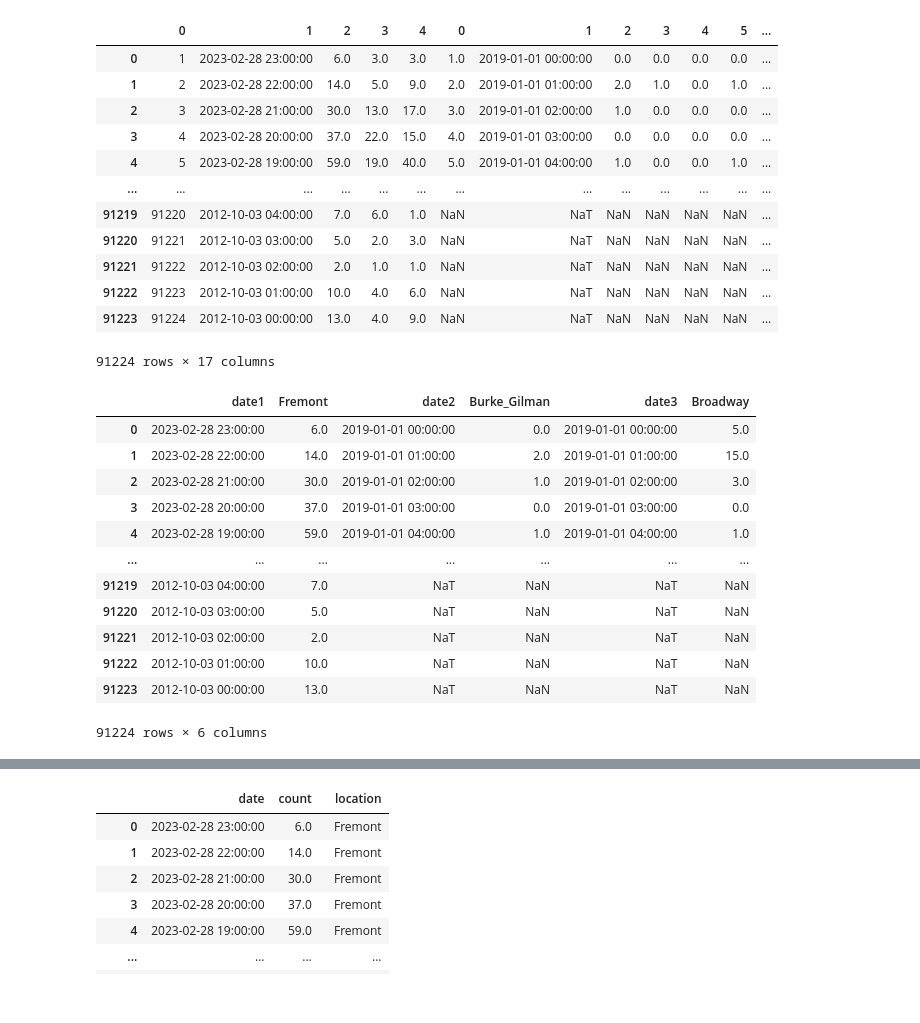
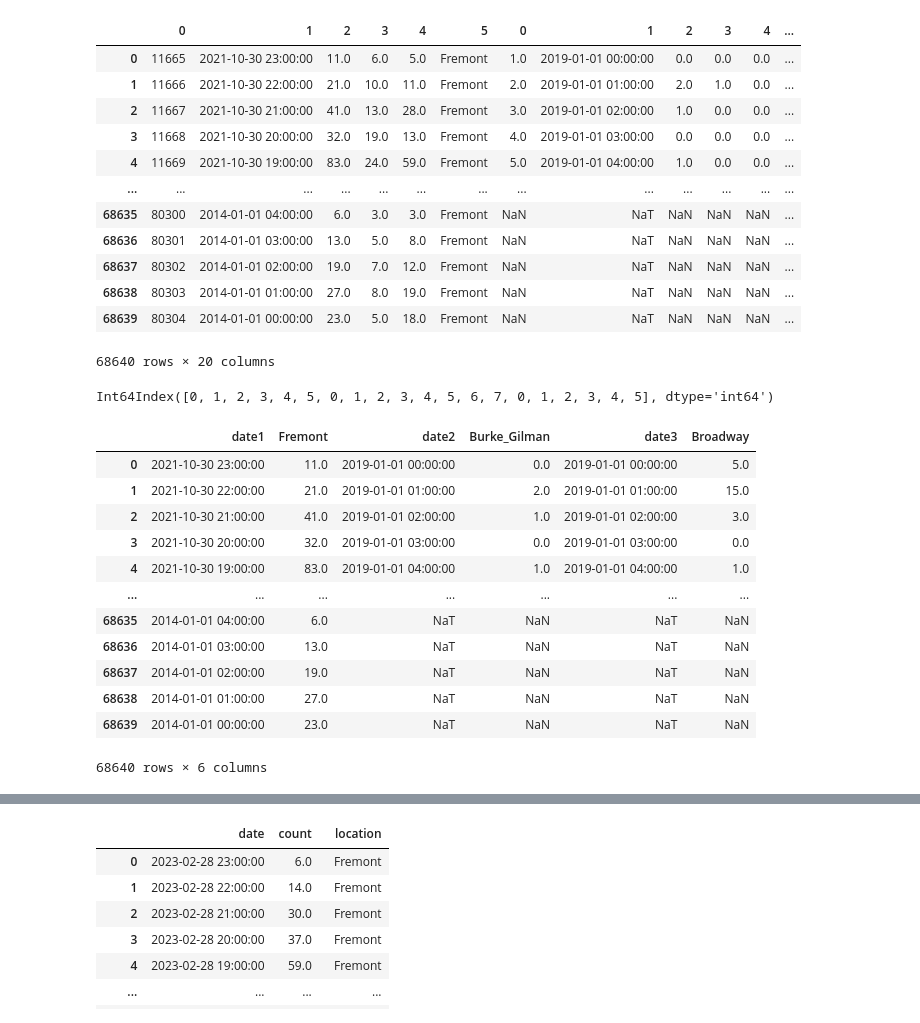
Before and after one commit to jaredap1995/UCB-Bootcamp-project03-group10, a Jupyter notebook: test.ipynb, the cells around one changed output, grey strips where cells are left out. Saved outputs shown, nothing was run; the diff lists cells and outputs as text; code cells hidden in the pictures.

```diff
--- a/test.ipynb
+++ b/test.ipynb
@@ -2,20 +2,23 @@
 import psycopg2
 import pandas as pd
 # %%
-conn=psycopg2.connect()
+conn=psycopg2.connect(dbname='hgykzxtn',
+                      user='hgykzxtn',
+                      host='chunee.db.elephantsql.com',
+                      password='0-A1hdKOOMmFxwFsFmO3JNByMhhRBew-')
 
 cursor = conn.cursor()
 
 #Query 1
-cursor.execute("Select * from fremont_")
+cursor.execute("Select * from fremont")
 result=pd.DataFrame(cursor.fetchall())
 
 #Query 2
-cursor.execute("Select * from Burke_Gilman")
+cursor.execute("Select * from burke_gilman")
 result2=pd.DataFrame(cursor.fetchall())
 
 #Query 3
-cursor.execute("SELECT * FROM Broadway")
+cursor.execute("SELECT * FROM broadway")
 result3=pd.DataFrame(cursor.fetchall())
 
 concatenated = pd.concat([result, result2, result3], axis=1)
@@ -25,39 +28,45 @@ conn.close()
 # %%
 concatenated
 # %% [output]
-|  | 0 | 1 | 2 | 3 | 4 | 0 | 1 | 2 | 3 | 4 | 5 | ... |
-| 0 | 1 | 2023-02-28 23:00:00 | 6.0 | 3.0 | 3.0 | 1.0 | 2019-01-01 00:00:00 | 0.0 | 0.0 | 0.0 | 0.0 | ... |
-| 1 | 2 | 2023-02-28 22:00:00 | 14.0 | 5.0 | 9.0 | 2.0 | 2019-01-01 01:00:00 | 2.0 | 1.0 | 0.0 | 1.0 | ... |
-| 2 | 3 | 2023-02-28 21:00:00 | 30.0 | 13.0 | 17.0 | 3.0 | 2019-01-01 02:00:00 | 1.0 | 0.0 | 0.0 | 0.0 | ... |
-| 3 | 4 | 2023-02-28 20:00:00 | 37.0 | 22.0 | 15.0 | 4.0 | 2019-01-01 03:00:00 | 0.0 | 0.0 | 0.0 | 0.0 | ... |
-| 4 | 5 | 2023-02-28 19:00:00 | 59.0 | 19.0 | 40.0 | 5.0 | 2019-01-01 04:00:00 | 1.0 | 0.0 | 0.0 | 1.0 | ... |
+|  | 0 | 1 | 2 | 3 | 4 | 5 | 0 | 1 | 2 | 3 | 4 | ... |
+| 0 | 11665 | 2021-10-30 23:00:00 | 11.0 | 6.0 | 5.0 | Fremont | 1.0 | 2019-01-01 00:00:00 | 0.0 | 0.0 | 0.0 | ... |
+| 1 | 11666 | 2021-10-30 22:00:00 | 21.0 | 10.0 | 11.0 | Fremont | 2.0 | 2019-01-01 01:00:00 | 2.0 | 1.0 | 0.0 | ... |
+| 2 | 11667 | 2021-10-30 21:00:00 | 41.0 | 13.0 | 28.0 | Fremont | 3.0 | 2019-01-01 02:00:00 | 1.0 | 0.0 | 0.0 | ... |
+| 3 | 11668 | 2021-10-30 20:00:00 | 32.0 | 19.0 | 13.0 | Fremont | 4.0 | 2019-01-01 03:00:00 | 0.0 | 0.0 | 0.0 | ... |
+| 4 | 11669 | 2021-10-30 19:00:00 | 83.0 | 24.0 | 59.0 | Fremont | 5.0 | 2019-01-01 04:00:00 | 1.0 | 0.0 | 0.0 | ... |
 | ... | ... | ... | ... | ... | ... | ... | ... | ... | ... | ... | ... | ... |
-| 91219 | 91220 | 2012-10-03 04:00:00 | 7.0 | 6.0 | 1.0 | NaN | NaT | NaN | NaN | NaN | NaN | ... |
-| 91220 | 91221 | 2012-10-03 03:00:00 | 5.0 | 2.0 | 3.0 | NaN | NaT | NaN | NaN | NaN | NaN | ... |
-| 91221 | 91222 | 2012-10-03 02:00:00 | 2.0 | 1.0 | 1.0 | NaN | NaT | NaN | NaN | NaN | NaN | ... |
-| 91222 | 91223 | 2012-10-03 01:00:00 | 10.0 | 4.0 | 6.0 | NaN | NaT | NaN | NaN | NaN | NaN | ... |
-| 91223 | 91224 | 2012-10-03 00:00:00 | 13.0 | 4.0 | 9.0 | NaN | NaT | NaN | NaN | NaN | NaN | ... |
+| 68635 | 80300 | 2014-01-01 04:00:00 | 6.0 | 3.0 | 3.0 | Fremont | NaN | NaT | NaN | NaN | NaN | ... |
+| 68636 | 80301 | 2014-01-01 03:00:00 | 13.0 | 5.0 | 8.0 | Fremont | NaN | NaT | NaN | NaN | NaN | ... |
+| 68637 | 80302 | 2014-01-01 02:00:00 | 19.0 | 7.0 | 12.0 | Fremont | NaN | NaT | NaN | NaN | NaN | ... |
+| 68638 | 80303 | 2014-01-01 01:00:00 | 27.0 | 8.0 | 19.0 | Fremont | NaN | NaT | NaN | NaN | NaN | ... |
+| 68639 | 80304 | 2014-01-01 00:00:00 | 23.0 | 5.0 | 18.0 | Fremont | NaN | NaT | NaN | NaN | NaN | ... |
-91224 rows × 17 columns
+68640 rows × 20 columns
+# %%
+print(concatenated.columns)
+# %% [output]
+Int64Index([0, 1, 2, 3, 4, 5, 0, 1, 2, 3, 4, 5, 6, 7, 0, 1, 2, 3, 4, 5], dtype='int64')
+# %%
+concatenated = concatenated.reset_index(drop=True)
 # %%
-concatenated.columns = ['id1', 'date1', 'Fremont', 'north_bike', 'south_bike', 'id2', 'date2', 'Burke_Gilman', 'pedestrian_south', 'pedestrian_north', 'bike_north', 'bike_south', 'id3', 'date3', 'Broadway', 'north_bike2', 'south_bike2' ]
+concatenated.columns = ['id1', 'date1', 'Fremont', 'north_bike', 'south_bike', 'id2','random', 'date2', 'Burke_Gilman', 'pedestrian_south', 'pedestrian_north', 'bike_north', 'bike_south', 'id3','random2', 'date3', 'Broadway', 'north_bike2', 'south_bike2','random3' ]
 # %%
 concatenated=concatenated.drop(['id1', 'id2', 'id3'], axis=1)
-concatenated=concatenated.drop(columns=['north_bike', 'south_bike', 'pedestrian_south', 'pedestrian_north', 'bike_north', 'bike_south', 'north_bike2', 'south_bike2'])
+concatenated=concatenated.drop(columns=['north_bike', 'south_bike', 'pedestrian_south', 'pedestrian_north', 'bike_north', 'bike_south', 'north_bike2', 'south_bike2','random','random2','random3'])
 concatenated
 # %% [output]
 |  | date1 | Fremont | date2 | Burke_Gilman | date3 | Broadway |
-| 0 | 2023-02-28 23:00:00 | 6.0 | 2019-01-01 00:00:00 | 0.0 | 2019-01-01 00:00:00 | 5.0 |
-| 1 | 2023-02-28 22:00:00 | 14.0 | 2019-01-01 01:00:00 | 2.0 | 2019-01-01 01:00:00 | 15.0 |
-| 2 | 2023-02-28 21:00:00 | 30.0 | 2019-01-01 02:00:00 | 1.0 | 2019-01-01 02:00:00 | 3.0 |
-| 3 | 2023-02-28 20:00:00 | 37.0 | 2019-01-01 03:00:00 | 0.0 | 2019-01-01 03:00:00 | 0.0 |
-| 4 | 2023-02-28 19:00:00 | 59.0 | 2019-01-01 04:00:00 | 1.0 | 2019-01-01 04:00:00 | 1.0 |
+| 0 | 2021-10-30 23:00:00 | 11.0 | 2019-01-01 00:00:00 | 0.0 | 2019-01-01 00:00:00 | 5.0 |
+| 1 | 2021-10-30 22:00:00 | 21.0 | 2019-01-01 01:00:00 | 2.0 | 2019-01-01 01:00:00 | 15.0 |
+| 2 | 2021-10-30 21:00:00 | 41.0 | 2019-01-01 02:00:00 | 1.0 | 2019-01-01 02:00:00 | 3.0 |
+| 3 | 2021-10-30 20:00:00 | 32.0 | 2019-01-01 03:00:00 | 0.0 | 2019-01-01 03:00:00 | 0.0 |
+| 4 | 2021-10-30 19:00:00 | 83.0 | 2019-01-01 04:00:00 | 1.0 | 2019-01-01 04:00:00 | 1.0 |
 | ... | ... | ... | ... | ... | ... | ... |
-| 91219 | 2012-10-03 04:00:00 | 7.0 | NaT | NaN | NaT | NaN |
-| 91220 | 2012-10-03 03:00:00 | 5.0 | NaT | NaN | NaT | NaN |
-| 91221 | 2012-10-03 02:00:00 | 2.0 | NaT | NaN | NaT | NaN |
-| 91222 | 2012-10-03 01:00:00 | 10.0 | NaT | NaN | NaT | NaN |
-| 91223 | 2012-10-03 00:00:00 | 13.0 | NaT | NaN | NaT | NaN |
+| 68635 | 2014-01-01 04:00:00 | 6.0 | NaT | NaN | NaT | NaN |
+| 68636 | 2014-01-01 03:00:00 | 13.0 | NaT | NaN | NaT | NaN |
+| 68637 | 2014-01-01 02:00:00 | 19.0 | NaT | NaN | NaT | NaN |
+| 68638 | 2014-01-01 01:00:00 | 27.0 | NaT | NaN | NaT | NaN |
+| 68639 | 2014-01-01 00:00:00 | 23.0 | NaT | NaN | NaT | NaN |
-91224 rows × 6 columns
+68640 rows × 6 columns
 # %%
 # Create separate dataframes for each location
 df_fremont = concatenated[['date1', 'Fremont']].rename(columns={'date1': 'date', 'Fremont': 'count'})
```
Also changed, not shown: parts of 5 cells of this notebook, 1 other file.
